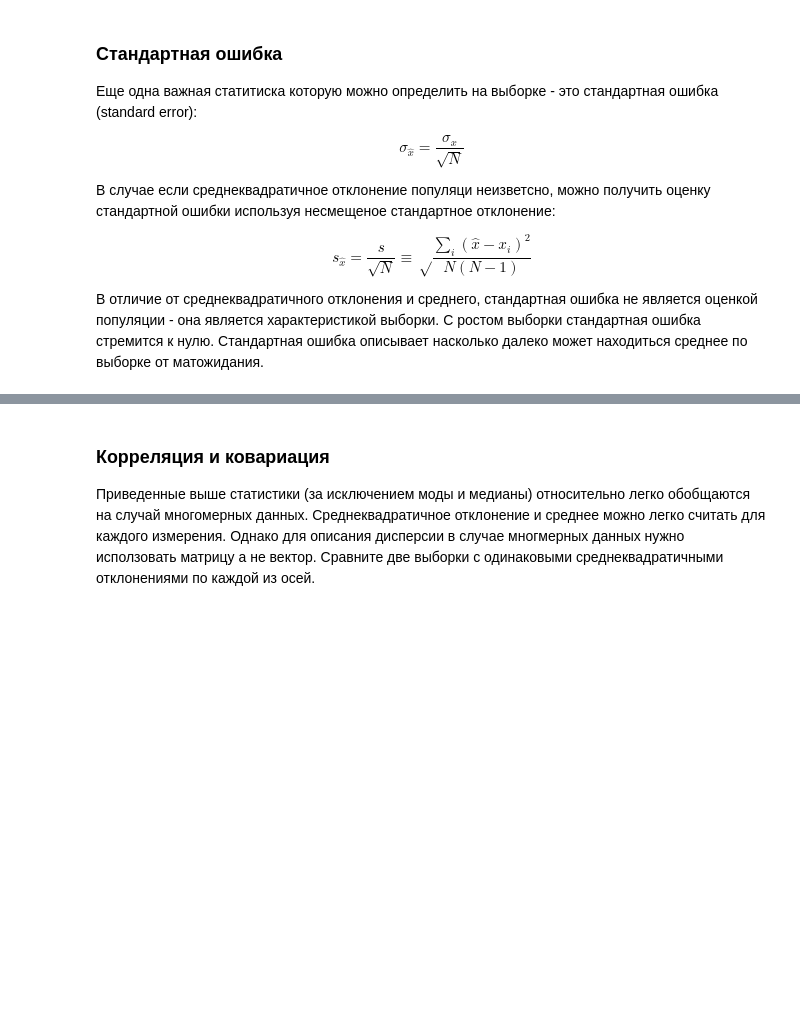
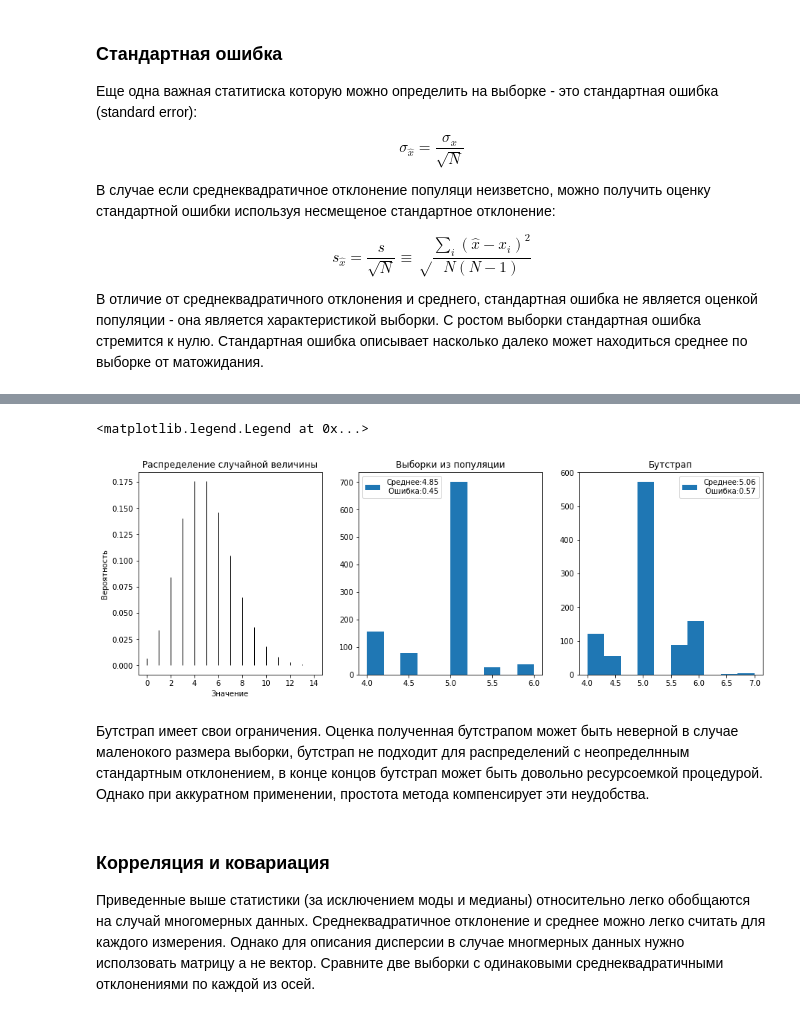
Before and after one commit to mozgit/From-Stats-to-ML, a Jupyter notebook: Лекция_2_Статистика.ipynb, the cells around one changed output, grey strips where cells are left out. Cells and saved outputs as stored; diff of their text form; code cells hidden in the pictures; blank space fills up the shorter version.

```diff
--- a/Лекция_2_Статистика.ipynb
+++ b/Лекция_2_Статистика.ipynb
@@ -302,3 +330,32 @@ $$s_{\hat{x}}  = \frac {s}{\sqrt{N}}\equiv \sqrt\frac{\sum_i(\hat{x}-x_i)^2}{N(N
+# %%
+from scipy.stats import poisson
+import numpy as np
+p = poisson(mu = 5)
+sample_size = 50
+sample = p.rvs(sample_size)
+meds = []
+meds_bs = []
+for r in range(1000):
+    meds.append(np.median(p.rvs(sample_size)))
+    meds_bs.append(np.median(np.random.choice(sample, size = sample_size, replace=True)))
+
+f, ax = plt.subplots(1, 3, figsize = (15, 5))
+x = range(15)
+ax[0].vlines(x, 0, p.pmf(x), colors='k', linestyles='-', lw=1)
+ax[0].set_title("Распределение случайной величины")
+ax[0].set_ylabel("Вероятность")
+ax[0].set_xlabel("Значение")
+ax[1].hist(meds, label = f"Среднее:{round(np.mean(meds),2)}\n Ошибка:{round(np.std(meds),2)}")
+ax[1].set_title("Выборки из популяции")
+ax[1].legend()
+ax[2].hist(meds_bs, label = f"Среднее:{round(np.mean(meds_bs),2)}\n Ошибка:{round(np.std(meds_bs),2)}")
+ax[2].set_title("Бутстрап")
+ax[2].legend()
+# %% [output]
+<matplotlib.legend.Legend at 0x...>
+[figure, added]
+# %% [markdown]
+Бутстрап имеет свои ограничения. Оценка полученная бутстрапом может быть неверной в случае маленокого размера выборки, бутстрап не подходит для распределений с неопределнным стандартным отклонением, в конце концов бутстрап может быть довольно ресурсоемкой процедурой. Однако при аккуратном применении, простота метода компенсирует эти неудобства.
 # %% [markdown]
 ### Корреляция и ковариация
 
```
Also changed, not shown: parts of 3 cells of this notebook.
